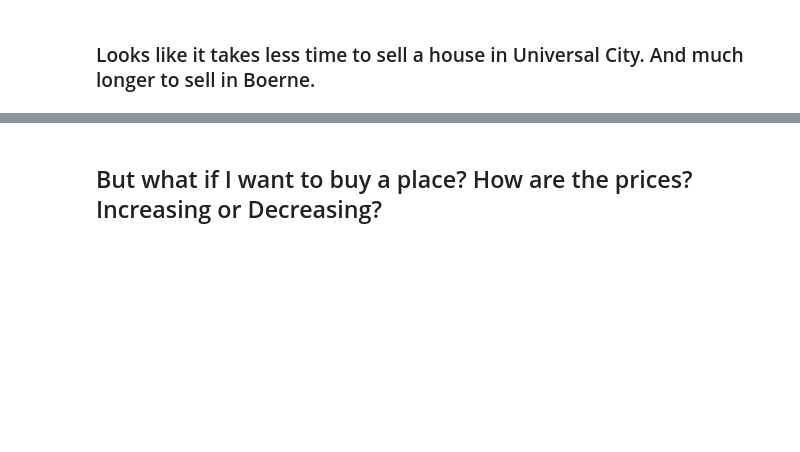
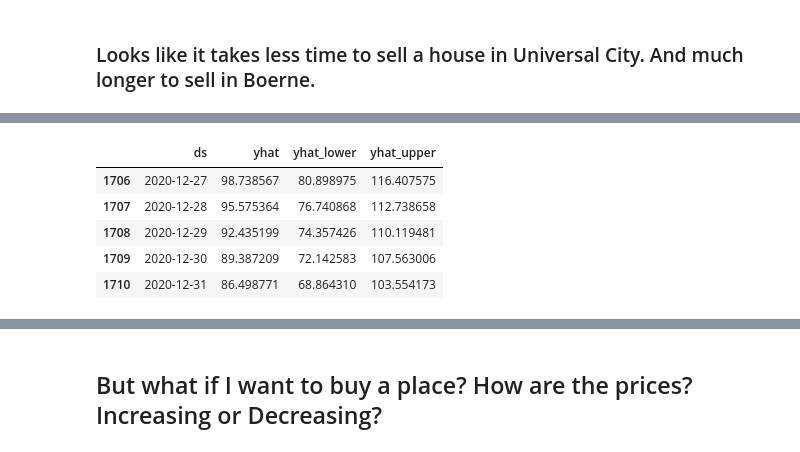
Before and after one commit to kkh1178/zillow, a Jupyter notebook: zillowproperties.ipynb, the cells around one changed output, grey strips where cells are left out. Cells and saved outputs as stored; diff of their text form; code cells hidden in the pictures; blank space fills up the shorter version.

```diff
--- a/zillowproperties.ipynb
+++ b/zillowproperties.ipynb
@@ -202,0 +263,14 @@ Average number of days properties stay on the market in Universal City: 59.83
+# %%
+# The predict method will assign each row in future a predicted value which it names yhat. If you pass in historical
+# dates, it will provide an in-sample fit. The forecast object here is a new dataframe that includes a column yhat
+# with the forecast, as well as columns for components and uncertainty intervals.
+
+forecast = m.predict(prediction)
+forecast[['ds', 'yhat', 'yhat_lower', 'yhat_upper']].tail()
+# %% [output]
+|  | ds | yhat | yhat_lower | yhat_upper |
+| 1706 | 2020-12-27 | 98.738567 | 80.898975 | 116.407575 |
+| 1707 | 2020-12-28 | 95.575364 | 76.740868 | 112.738658 |
+| 1708 | 2020-12-29 | 92.435199 | 74.357426 | 110.119481 |
+| 1709 | 2020-12-30 | 89.387209 | 72.142583 | 107.563006 |
+| 1710 | 2020-12-31 | 86.498771 | 68.864310 | 103.554173 |
```
Also changed, not shown: parts of 18 cells of this notebook, 1 other file.
